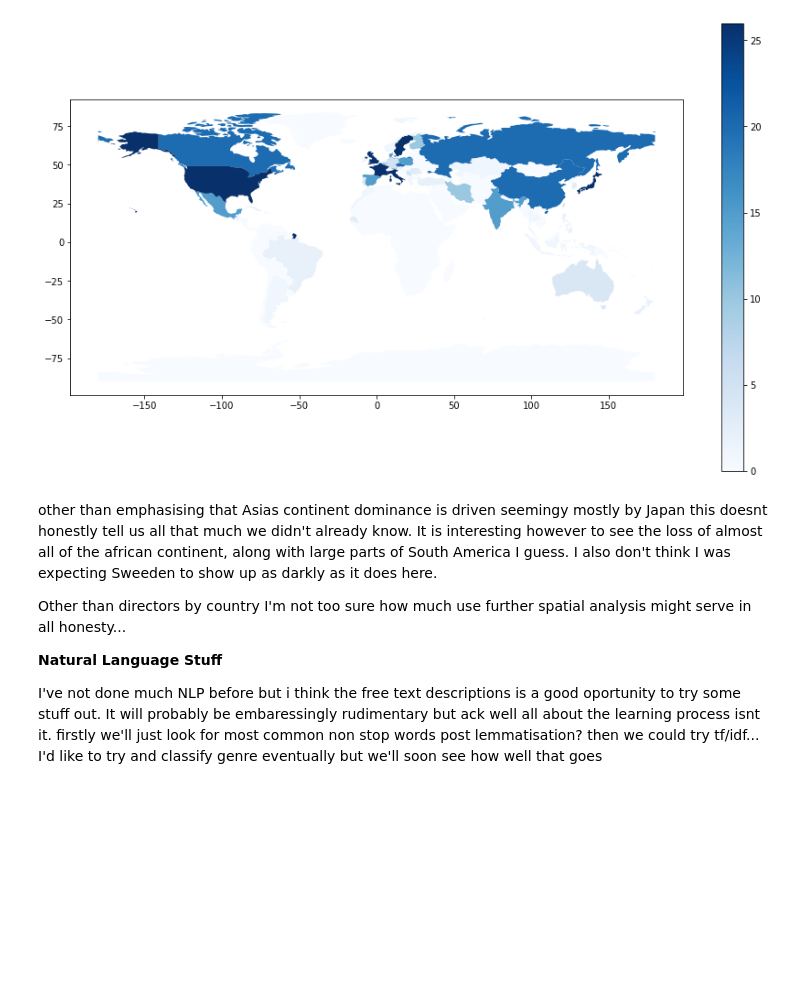
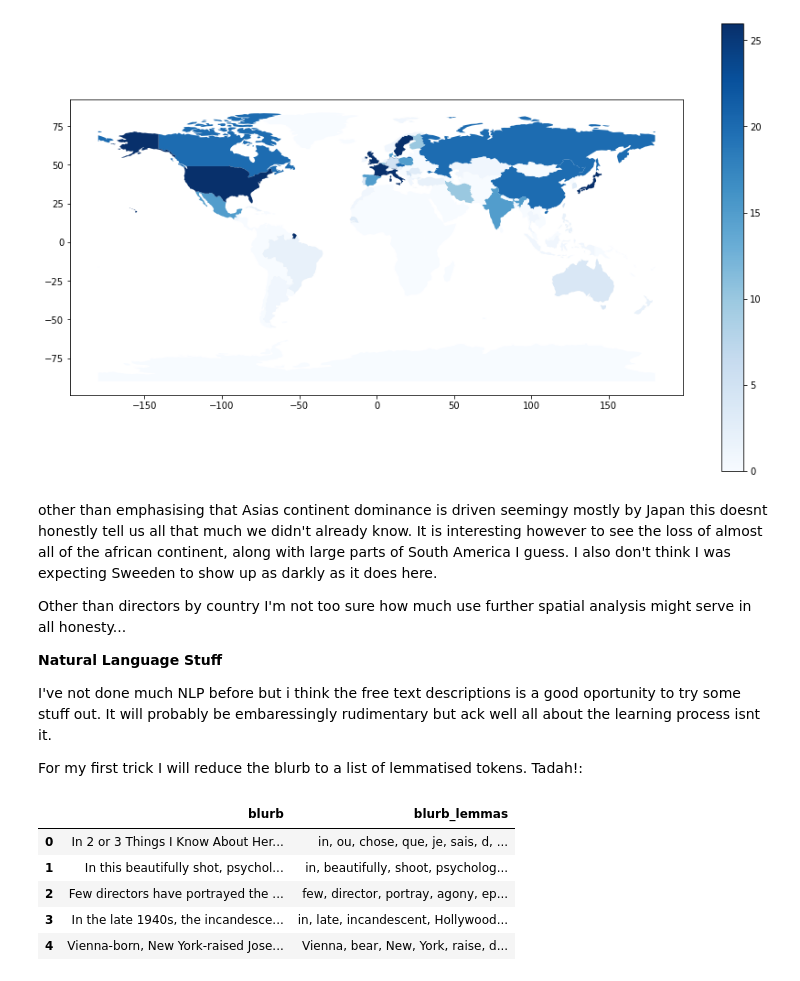
Before and after one commit to JohnStokes228/movie_eda, a Jupyter notebook: initial_eda.ipynb, the cells around one changed output. Saved outputs shown, nothing was run; the diff lists cells and outputs as text; code cells hidden in the pictures; blank space fills up the shorter version.

Commit message:
added lemmatisation of blurb functions, added new column to criterion_cleaned as a result

```diff
--- a/initial_eda.ipynb
+++ b/initial_eda.ipynb
@@ -191,19 +193,6 @@ Other than directors by country I'm not too sure how much use further spatial an
 
 **Natural Language Stuff**
 
-I've not done much NLP before but i think the free text descriptions is a good oportunity to try some stuff out. It will probably be embaressingly rudimentary but ack well all about the learning process isnt it. firstly we'll just look for most common non stop words post lemmatisation? then we could try tf/idf... I'd like to try and classify genre eventually but we'll soon see how well that goes
+I've not done much NLP before but i think the free text descriptions is a good oportunity to try some stuff out. It will probably be embaressingly rudimentary but ack well all about the learning process isnt it.
+
+For my first trick I will reduce the blurb to a list of lemmatised tokens. Tadah!:
-# %%
-sp = spacy.load('C:/Users/johnc/Anaconda3/Lib/site-packages/en_core_web_sm/en_core_web_sm-2.3.1')
-# cannot get it to import with just the file name so used the full path... :(
-
-stop_words = stopwords.words('english')
-stop_words += ['  ', ' ', '-PRON-', 's']
-
-document = sp(re.sub(r'[0-9]+',
-                     '',
-                     re.sub(r'[^\w]',
-                            ' ',
-                            df.blurb[0]))
-              .lower())
-document = [str(word.lemma_) for word in document
-            if str(word) not in stop_words]
@@ -210 +275,10 @@ document = [str(word.lemma_) for word in document
+# %%
+df[['blurb', 'blurb_lemmas']][:5]
+# %% [output]
+|  | blurb | blurb_lemmas |
+| 0 | In 2 or 3 Things I Know About Her... | in, ou, chose, que, je, sais, d, ... |
+| 1 | In this beautifully shot, psychol... | in, beautifully, shoot, psycholog... |
+| 2 | Few directors have portrayed the ... | few, director, portray, agony, ep... |
+| 3 | In the late 1940s, the incandesce... | in, late, incandescent, Hollywood... |
+| 4 | Vienna-born, New York-raised Jose... | Vienna, bear, New, York, raise, d... |
 # %% [markdown]
```
Also changed, not shown: parts of 5 cells of this notebook, 1 other file.
